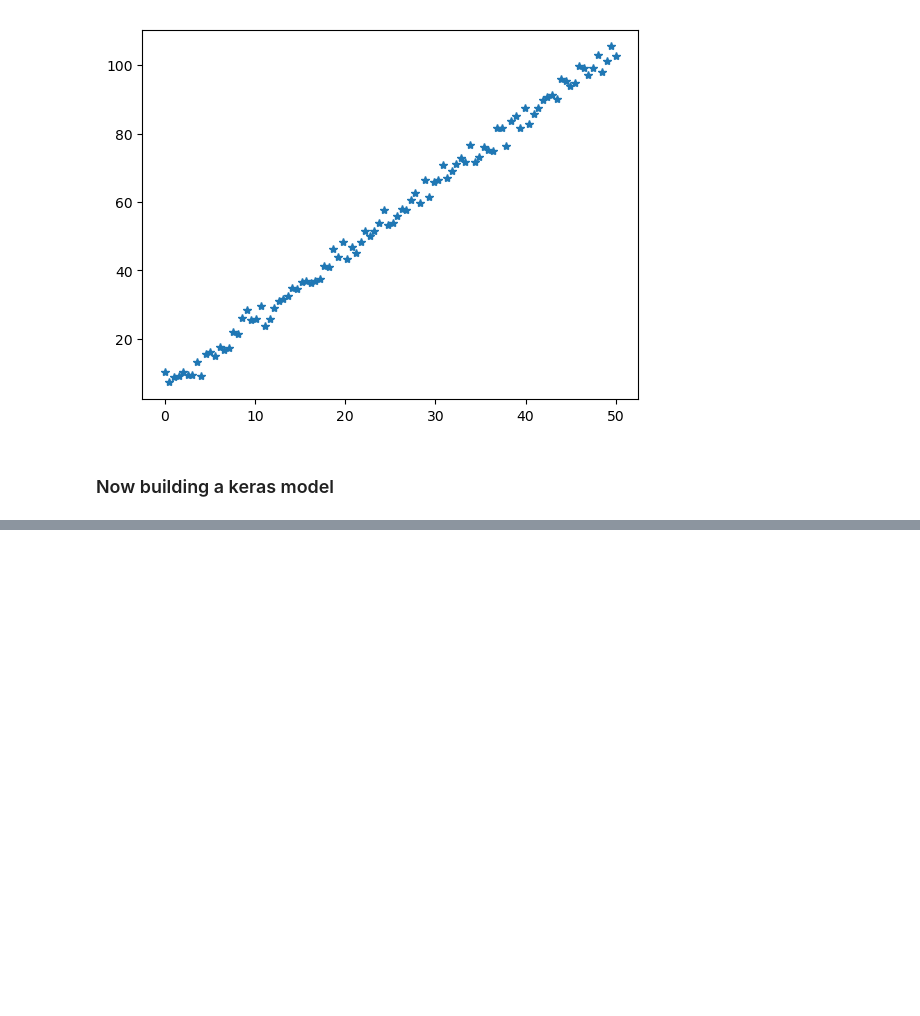
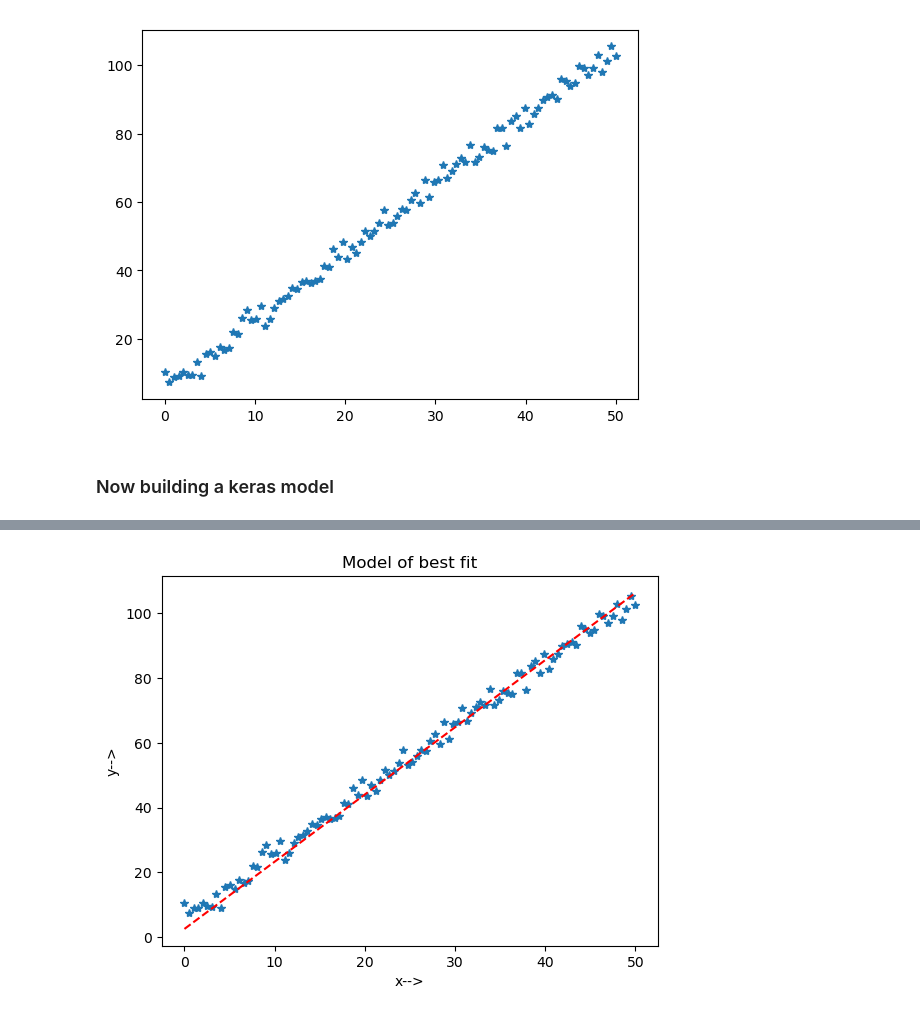
Before and after one commit to gmehra123/data_science, a Jupyter notebook: Time_Series_Neural_networks/Neural_network_basics.ipynb, the cells around one changed output, grey strips where cells are left out. Drawn from its saved outputs; the diff is of its cells as text; code cells hidden in the pictures; blank space fills up the shorter version.

```diff
--- a/Time_Series_Neural_networks/Neural_network_basics.ipynb
+++ b/Time_Series_Neural_networks/Neural_network_basics.ipynb
@@ -22,0 +26,5 @@ plt.plot(x,y,'*')
+# %%
+model=Sequential()
+model.add(Dense(4,activation='relu',input_dim=1))
+model.add(Dense(4,activation='relu'))
+model.add(Dense(1,activation='linear'))
@@ -22,0 +81,3 @@ plt.plot(x,y,'*')
+# %%
+X_test=np.linspace(0,50,100)
+y_preds=model.predict(X_test)
@@ -22,0 +86,9 @@ plt.plot(x,y,'*')
+# %%
+plt.plot(x,y,'*')
+plt.plot(X_test,y_preds,ls='--',color='r')
+plt.title('Model of best fit')
+plt.xlabel('x-->')
+plt.ylabel('y-->')
+plt.show()
+# %% [output]
+[figure, added]
```
Also changed, not shown: parts of 8 cells of this notebook.
